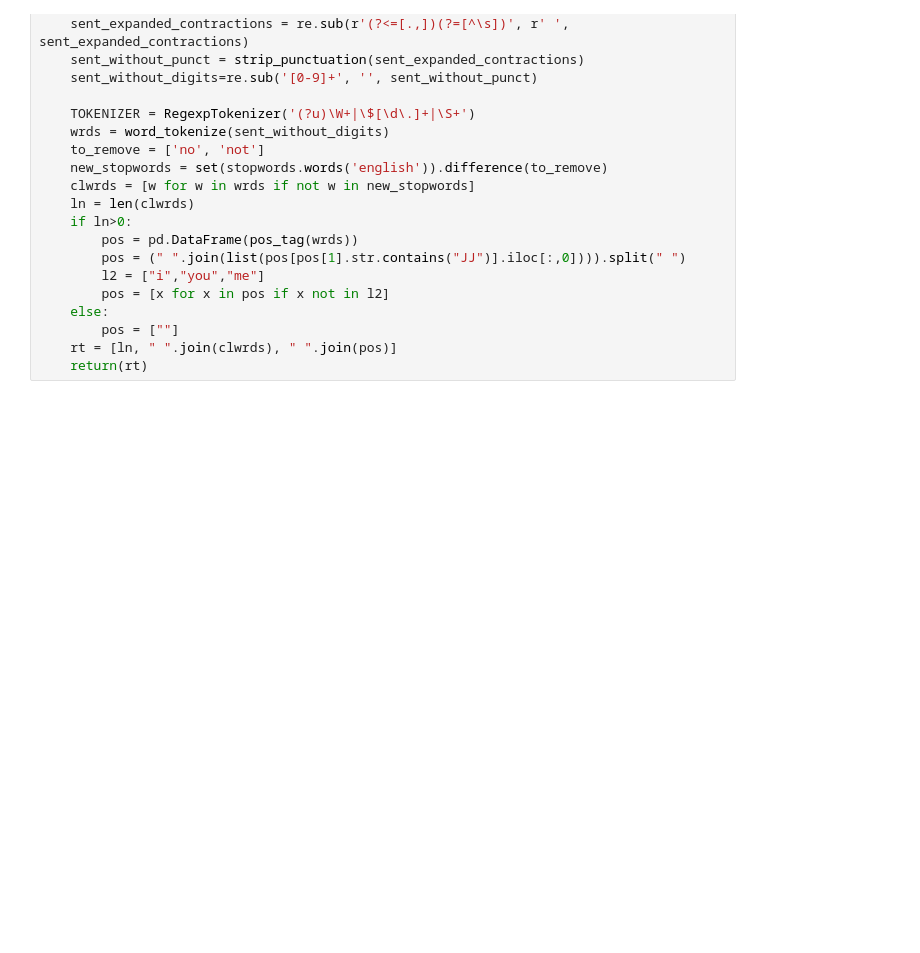
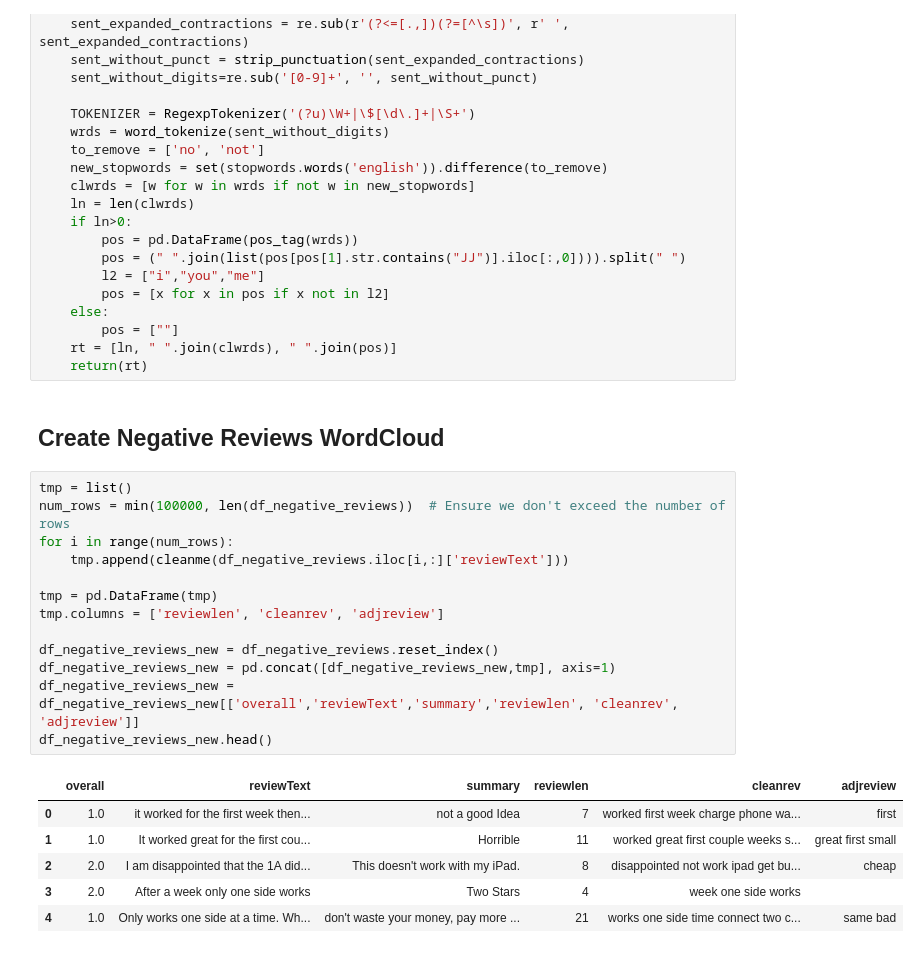
Before and after one commit to muthucse7/ml_itcs_5156-project, a Jupyter notebook: Sentiment_Analysis_on_Amazon_Product_Reviews.ipynb, the cells around one changed output. Saved outputs shown, nothing was run; the diff lists cells and outputs as text; blank space fills up the shorter version.

```diff
--- a/Sentiment_Analysis_on_Amazon_Product_Reviews.ipynb
+++ b/Sentiment_Analysis_on_Amazon_Product_Reviews.ipynb
@@ -178,3 +183,25 @@ def cleanme(txt):
         pos = [""]
     rt = [ln, " ".join(clwrds), " ".join(pos)]
     return(rt)
+# %% [markdown]
+## Create Negative Reviews WordCloud
+# %%
+tmp = list()
+num_rows = min(100000, len(df_negative_reviews))  # Ensure we don't exceed the number of rows
+for i in range(num_rows):
+    tmp.append(cleanme(df_negative_reviews.iloc[i,:]['reviewText']))
+
+tmp = pd.DataFrame(tmp)
+tmp.columns = ['reviewlen', 'cleanrev', 'adjreview']
+
+df_negative_reviews_new = df_negative_reviews.reset_index()
+df_negative_reviews_new = pd.concat([df_negative_reviews_new,tmp], axis=1)
+df_negative_reviews_new = df_negative_reviews_new[['overall','reviewText','summary','reviewlen', 'cleanrev', 'adjreview']]
+df_negative_reviews_new.head()
+# %% [output]
+|  | overall | reviewText | summary | reviewlen | cleanrev | adjreview |
+| 0 | 1.0 | it worked for the first week then... | not a good Idea | 7 | worked first week charge phone wa... | first |
+| 1 | 1.0 | It worked great for the first cou... | Horrible | 11 | worked great first couple weeks s... | great first small |
+| 2 | 2.0 | I am disappointed that the 1A did... | This doesn't work with my iPad. | 8 | disappointed not work ipad get bu... | cheap |
+| 3 | 2.0 | After a week only one side works | Two Stars | 4 | week one side works |  |
+| 4 | 1.0 | Only works one side at a time. Wh... | don't waste your money, pay more ... | 21 | works one side time connect two c... | same bad |
```
Also changed, not shown: parts of 11 cells of this notebook, 1 other file.
